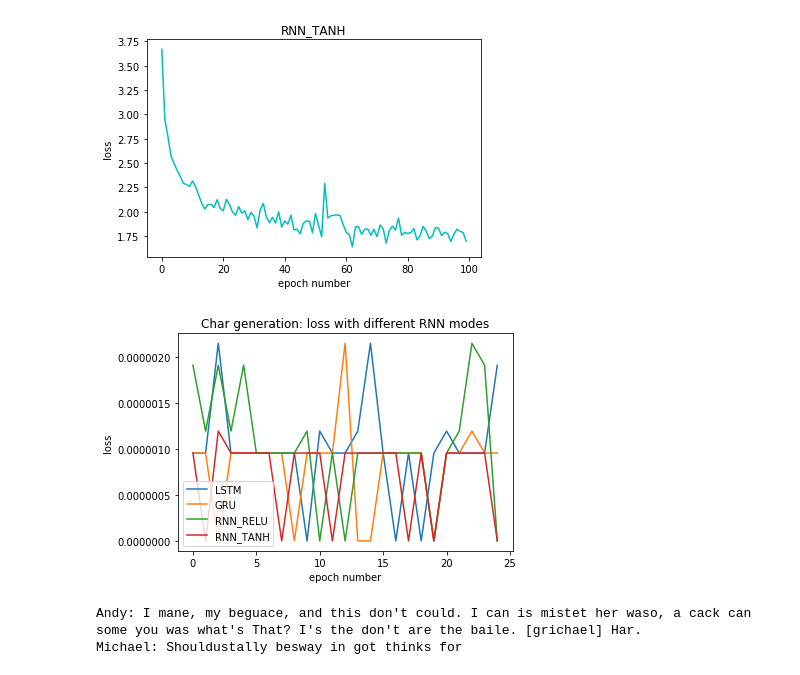
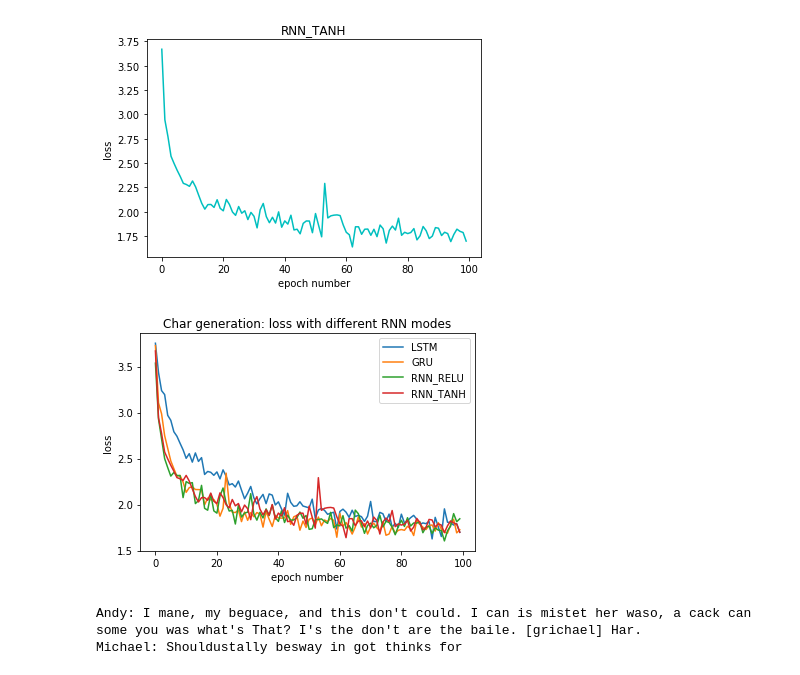
Before and after one commit to lsouth/thats-what-she-said, a Jupyter notebook: TheOfficeGeneratorChar.ipynb, the cells around one changed output. Cells and saved outputs as stored; diff of their text form; code cells hidden in the pictures.

```diff
--- a/TheOfficeGeneratorChar.ipynb
+++ b/TheOfficeGeneratorChar.ipynb
@@ -281,15 +281,15 @@ for i, rnn_type in enumerate(rnn_types):
 # %%
 plt.figure()
 plt.title('Char generation: loss with different RNN modes')
 plt.xlabel('epoch number')
 plt.ylabel('loss')
 for rnn_type in rnn_types:
-    plt.plot(times_collection[rnn_type])
+    plt.plot(loss_collection[rnn_type])
 
 plt.legend(rnn_types)
 plt.show()
 # %% [output]
-[figure, old version]
+[figure, new version]
 # %%
 print evaluate('Andy', 200)
 # %% [output]
```
